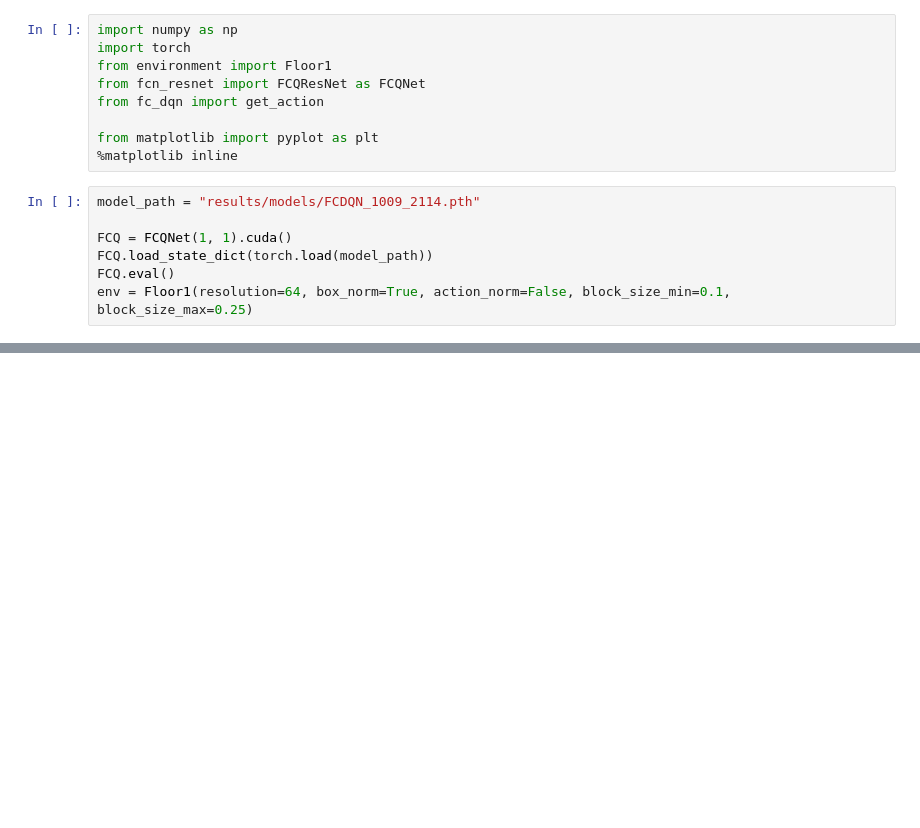
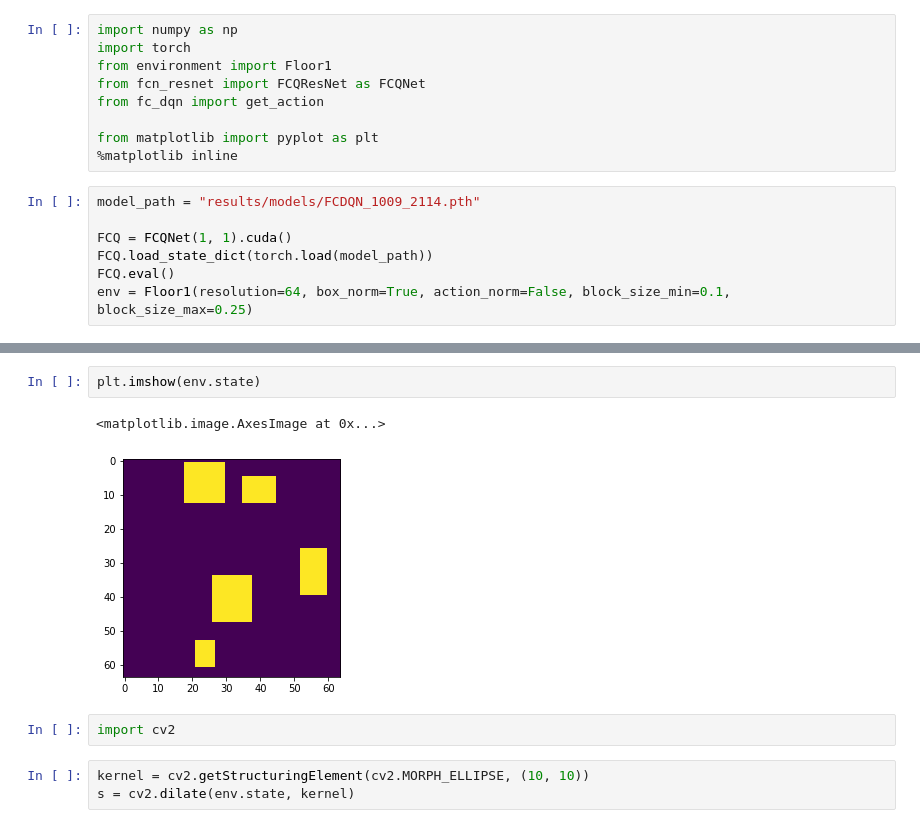
Before and after one commit to hogunkee/PalletLoading_skt, a Jupyter notebook: Eval.ipynb, the cells around one changed output, grey strips where cells are left out. Cells and saved outputs as stored; diff of their text form; blank space fills up the shorter version.

```diff
--- a/Eval.ipynb
+++ b/Eval.ipynb
@@ -32,0 +35,10 @@ for t_step in range(5):
+# %%
+plt.imshow(env.state)
+# %% [output]
+<matplotlib.image.AxesImage at 0x...>
+[figure, added]
+# %%
+import cv2
+# %%
+kernel = cv2.getStructuringElement(cv2.MORPH_ELLIPSE, (10, 10))
+s = cv2.dilate(env.state, kernel)
```
Also changed, not shown: parts of 10 cells of this notebook, 3 other files.
